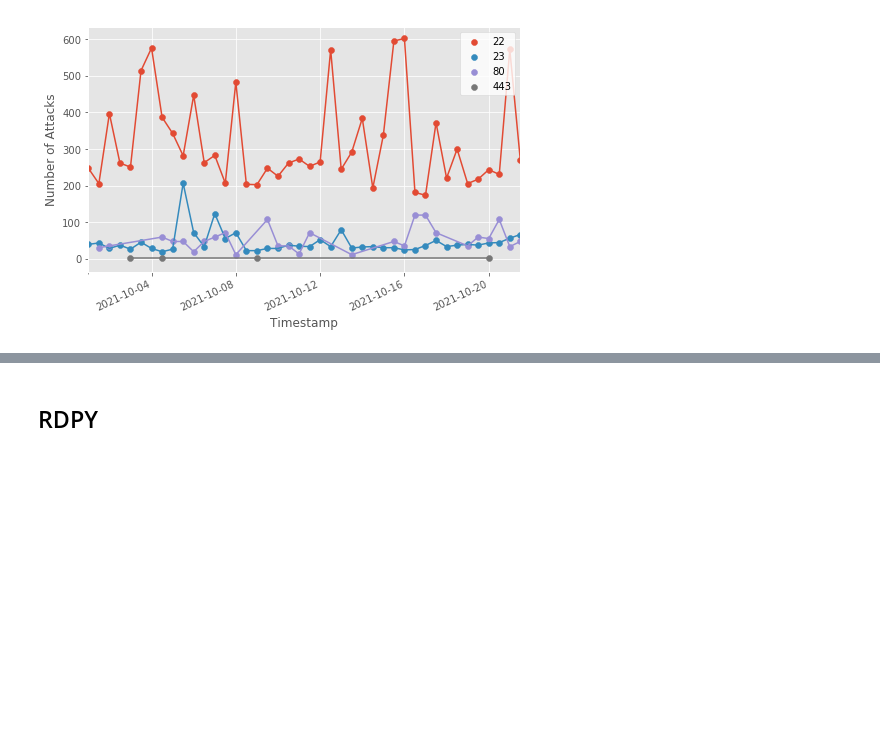
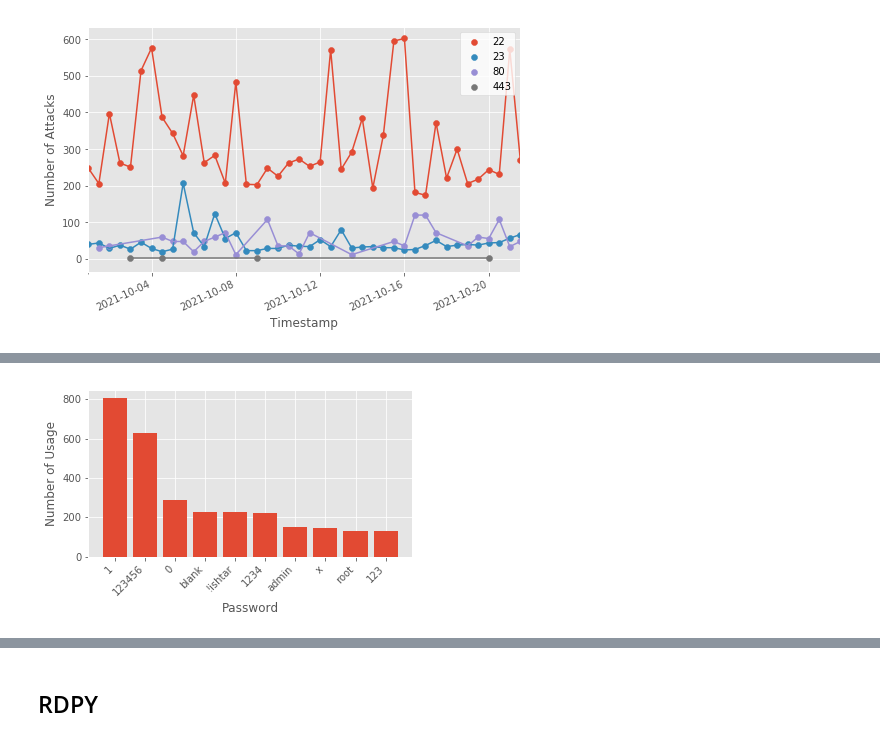
Before and after one commit to stefanDeveloper/master-thesis, a Jupyter notebook: plots/data-visualization.ipynb, the cells around one changed output, grey strips where cells are left out. Cells and saved outputs as stored; diff of their text form; code cells hidden in the pictures; blank space fills up the shorter version.

Commit message:
Add cowire credentials results

```diff
--- a/plots/data-visualization.ipynb
+++ b/plots/data-visualization.ipynb
@@ -351,3 +351,6 @@ plt.savefig("tpot-cowire-port.pdf", format="pdf", bbox_inches="tight", pad_inche
 plt.show()
 # %% [output]
 [figure]
+# %%
+df = pd.read_csv("./data/tpot-cowire-password.csv")
+df.head()
@@ -353,0 +364,19 @@ plt.show()
+# %%
+x = df.head(10)['password.keyword: Descending'].to_numpy()
+y = df.head(10)['Count'].to_numpy()
+
+x_pos = [i for i, _ in enumerate(x)]
+
+plt.bar(x_pos, y)
+
+plt.ylabel("Number of Usage")
+plt.xlabel("Password")
+
+plt.gcf().subplots_adjust(bottom=0.30, left=0.15)
+plt.xticks(x_pos, x)
+plt.setp(plt.gca().get_xticklabels(), rotation=45, horizontalalignment='right')
+plt.savefig("tpot-cowire-password.pdf", format="pdf")
+
+plt.show()
+# %% [output]
+[figure, added]
```
Also changed, not shown: parts of 3 cells of this notebook, 4 other files.
